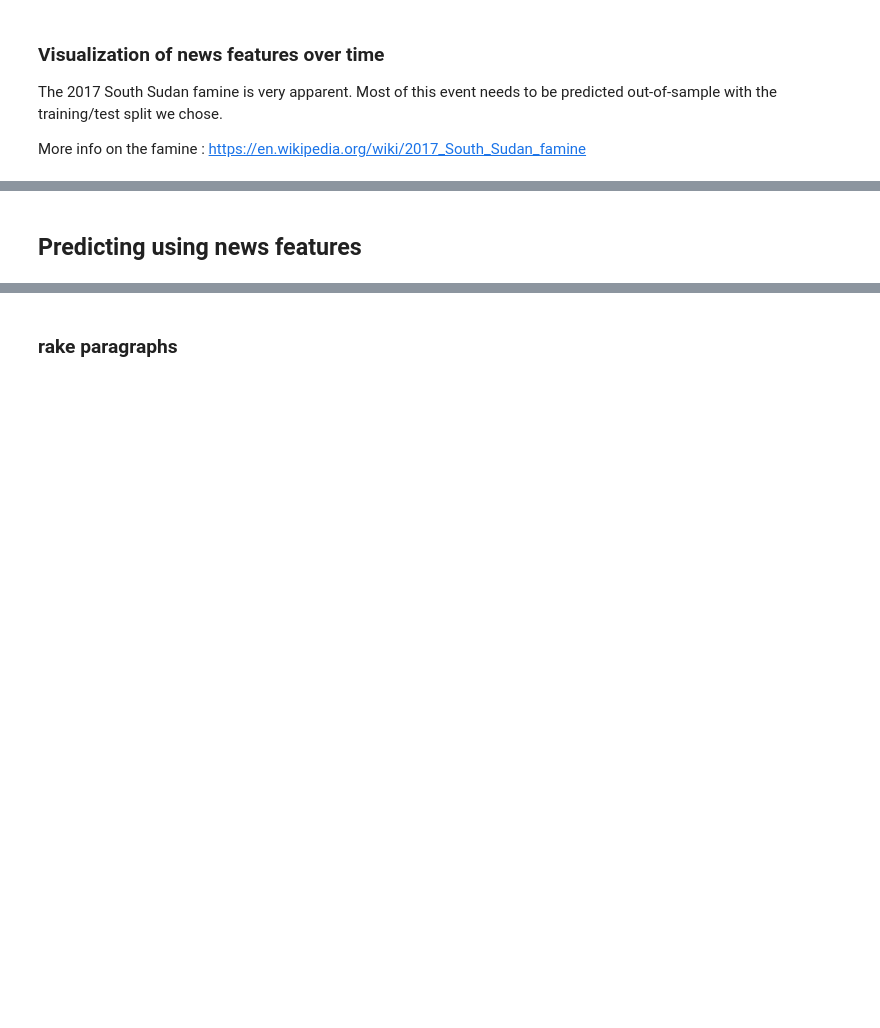
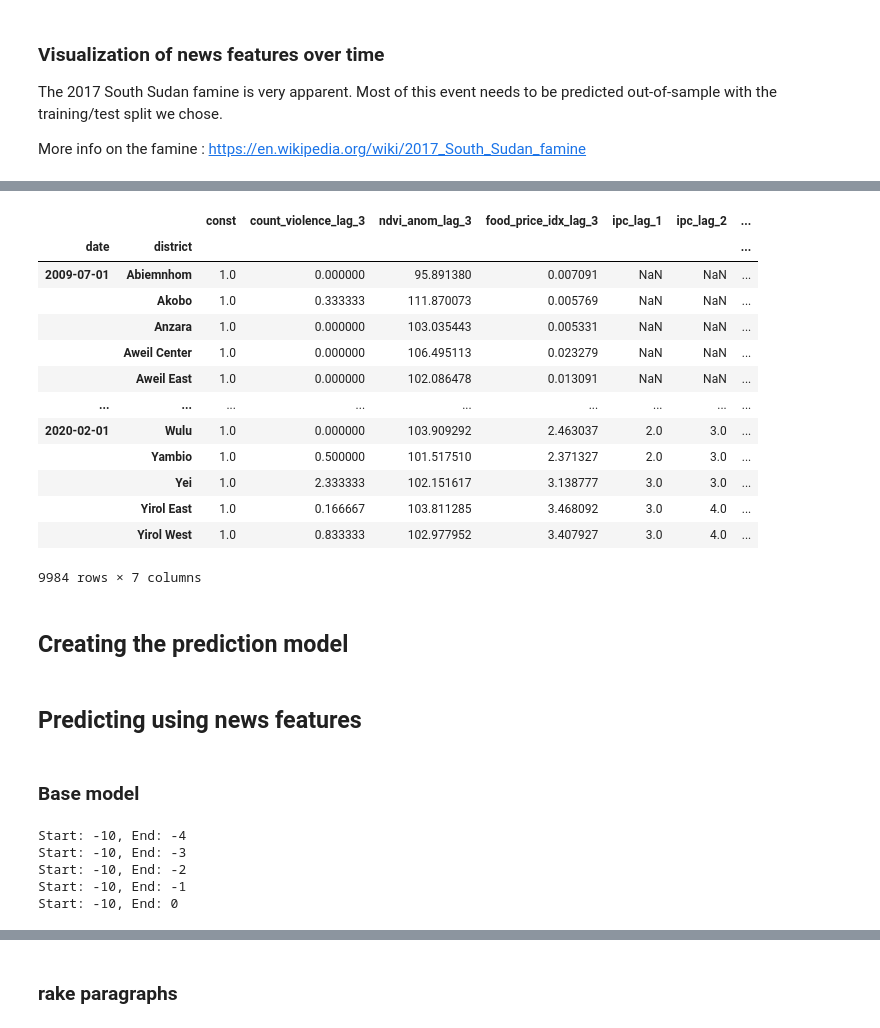
Before and after one commit to GielJW/JBG060-DC3-23-24-public, a Jupyter notebook: predictions.ipynb, the cells around one changed output, grey strips where cells are left out. Saved outputs shown, nothing was run; the diff lists cells and outputs as text; code cells hidden in the pictures; blank space fills up the shorter version.

```diff
--- a/predictions.ipynb
+++ b/predictions.ipynb
@@ -496,0 +496,25 @@ news_features_yp
+# %%
+ndf = df.copy()
+ndf.sort_index(level=0, inplace=True) # Sort DataFrame by date
+ndf = ndf.iloc[ndf['ipc'].notnull().argmax():].copy() # Drop rows until first notna value in ipc column
+ndf = ndf.join(news_features_base, how="left") # Join df with created news features
+test = ndf.iloc[:,-10:-4]
+test = sm.add_constant(test) # Add constant column of 1s for intercept
+test
+# %% [output]
+|  |  | const | count_violence_lag_3 | ndvi_anom_lag_3 | food_price_idx_lag_3 | ipc_lag_1 | ipc_lag_2 | ... |
+| date | district |  |  |  |  |  |  | ... |
+| 2009-07-01 | Abiemnhom | 1.0 | 0.000000 | 95.891380 | 0.007091 | NaN | NaN | ... |
+|  | Akobo | 1.0 | 0.333333 | 111.870073 | 0.005769 | NaN | NaN | ... |
+|  | Anzara | 1.0 | 0.000000 | 103.035443 | 0.005331 | NaN | NaN | ... |
+|  | Aweil Center | 1.0 | 0.000000 | 106.495113 | 0.023279 | NaN | NaN | ... |
+|  | Aweil East | 1.0 | 0.000000 | 102.086478 | 0.013091 | NaN | NaN | ... |
+| ... | ... | ... | ... | ... | ... | ... | ... | ... |
+| 2020-02-01 | Wulu | 1.0 | 0.000000 | 103.909292 | 2.463037 | 2.0 | 3.0 | ... |
+|  | Yambio | 1.0 | 0.500000 | 101.517510 | 2.371327 | 2.0 | 3.0 | ... |
+|  | Yei | 1.0 | 2.333333 | 102.151617 | 3.138777 | 3.0 | 3.0 | ... |
+|  | Yirol East | 1.0 | 0.166667 | 103.811285 | 3.468092 | 3.0 | 4.0 | ... |
+|  | Yirol West | 1.0 | 0.833333 | 102.977952 | 3.407927 | 3.0 | 4.0 | ... |
+9984 rows × 7 columns
+# %% [markdown]
+## Creating the prediction model
@@ -497,2 +610,12 @@ news_features_yp
 # %% [markdown]
 ## Predicting using news features
+# %% [markdown]
+### Base model
+# %%
+base_mae_values, base_r2_values, base_train_accuracy, base_test_accuracy = train_model(news_features_base)
+# %% [output]
+Start: -10, End: -4
+Start: -10, End: -3
+Start: -10, End: -2
+Start: -10, End: -1
+Start: -10, End: 0
```
Also changed, not shown: parts of 48 cells of this notebook, 1 other file.
